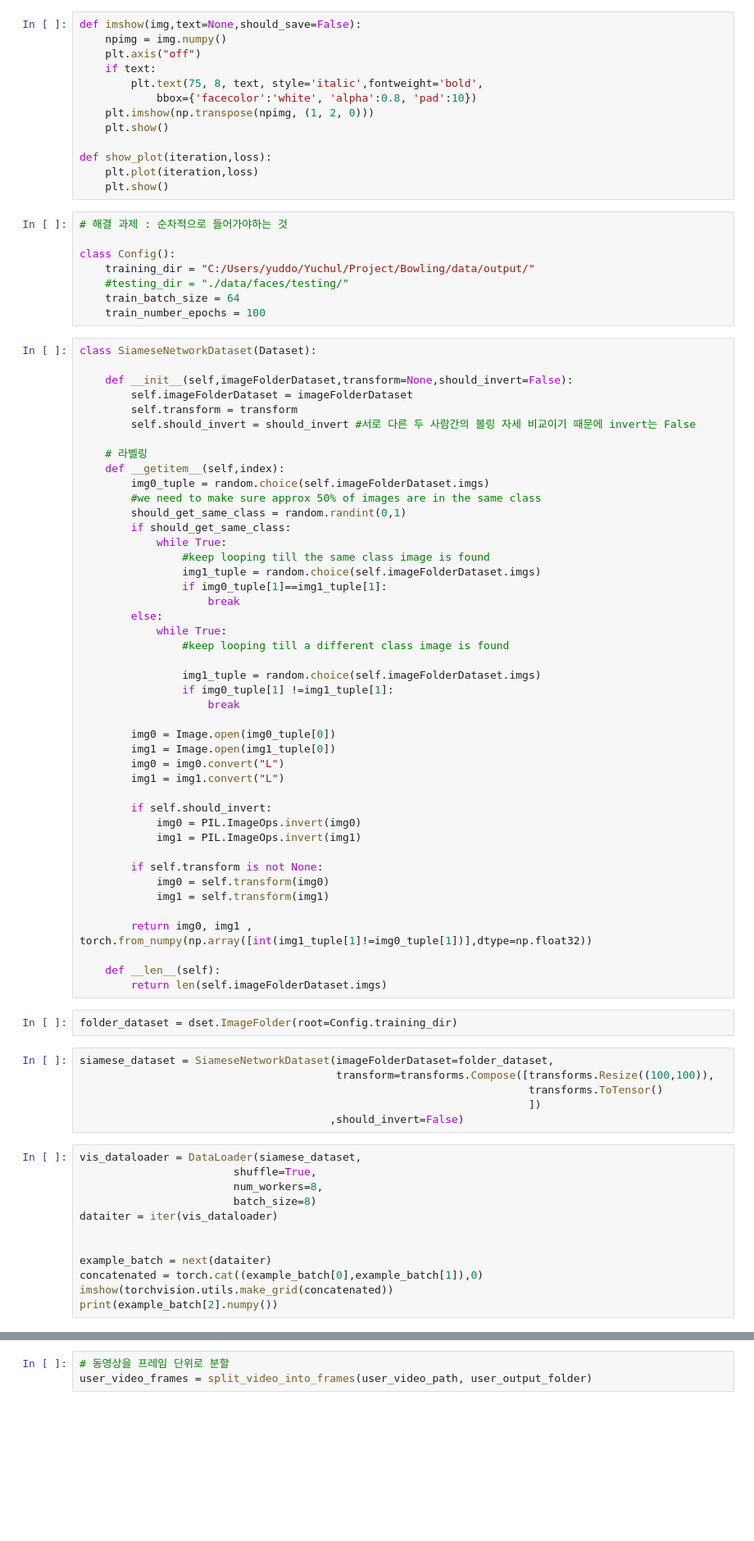
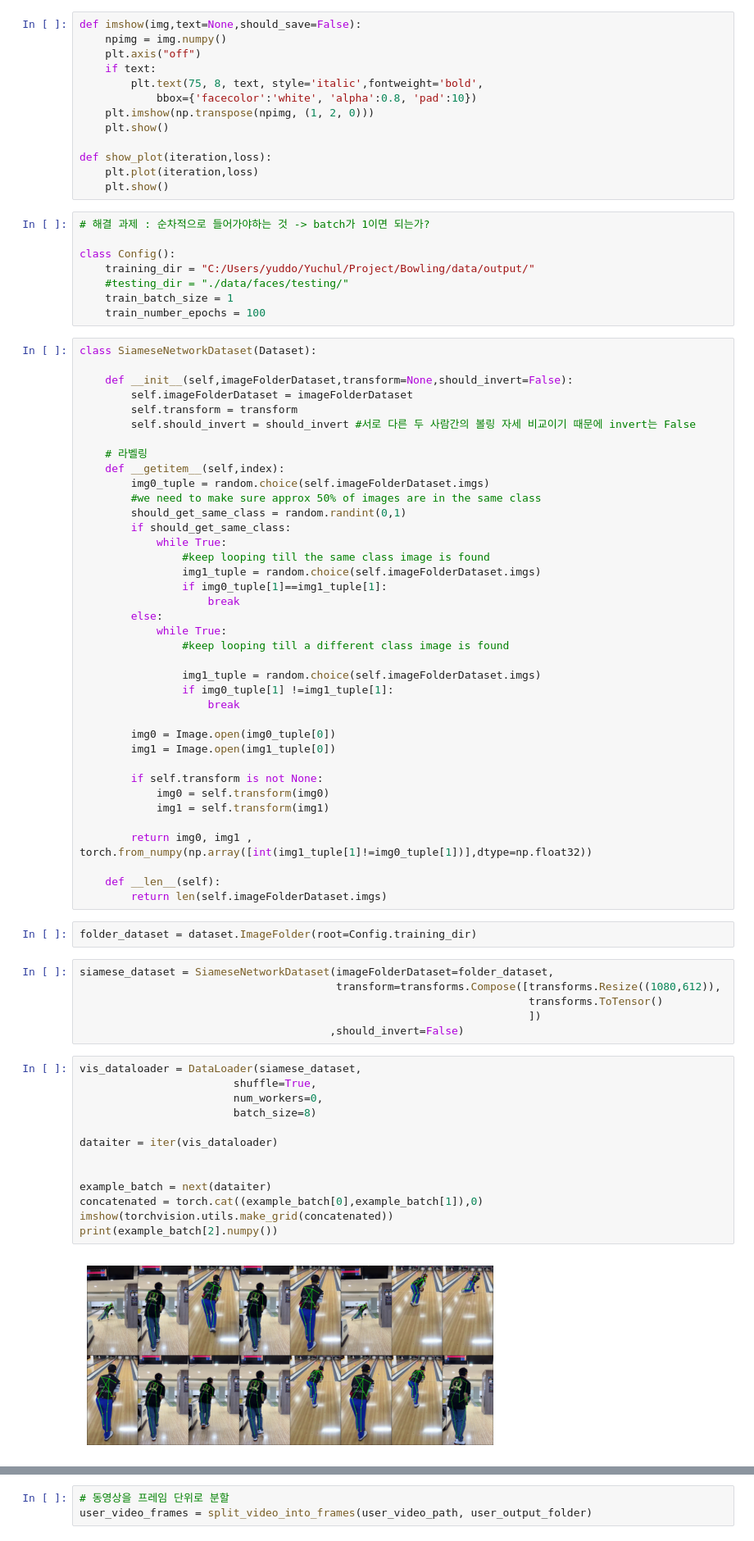
Before and after one commit to yuchulnote/Personal_Project, a Jupyter notebook: 3-1/Bowling_project.ipynb, the cells around one changed output, grey strips where cells are left out. Shown at 82% size. Drawn from its saved outputs; the diff is of its cells as text; blank space fills up the shorter version.

```diff
--- a/3-1/Bowling_project.ipynb
+++ b/3-1/Bowling_project.ipynb
@@ -56,12 +57,12 @@ def show_plot(iteration,loss):
     plt.plot(iteration,loss)
     plt.show()
 # %%
-# 해결 과제 : 순차적으로 들어가야하는 것
+# 해결 과제 : 순차적으로 들어가야하는 것 -> batch가 1이면 되는가?
 
 class Config():
     training_dir = "C:/Users/yuddo/Yuchul/Project/Bowling/data/output/"
     #testing_dir = "./data/faces/testing/"
-    train_batch_size = 64
+    train_batch_size = 1
     train_number_epochs = 100
 # %%
 class SiameseNetworkDataset(Dataset):
@@ -92,12 +93,6 @@ class SiameseNetworkDataset(Dataset):
 
         img0 = Image.open(img0_tuple[0])
         img1 = Image.open(img1_tuple[0])
-        img0 = img0.convert("L")
-        img1 = img1.convert("L")
-
-        if self.should_invert:
-            img0 = PIL.ImageOps.invert(img0)
-            img1 = PIL.ImageOps.invert(img1)
 
         if self.transform is not None:
             img0 = self.transform(img0)
@@ -108,22 +103,25 @@ class SiameseNetworkDataset(Dataset):
     def __len__(self):
         return len(self.imageFolderDataset.imgs)
 # %%
-folder_dataset = dset.ImageFolder(root=Config.training_dir)
+folder_dataset = dataset.ImageFolder(root=Config.training_dir)
 # %%
 siamese_dataset = SiameseNetworkDataset(imageFolderDataset=folder_dataset,
-                                        transform=transforms.Compose([transforms.Resize((100,100)),
+                                        transform=transforms.Compose([transforms.Resize((1080,612)),
                                                                       transforms.ToTensor()
                                                                       ])
                                        ,should_invert=False)
 # %%
 vis_dataloader = DataLoader(siamese_dataset,
                         shuffle=True,
-                        num_workers=8,
+                        num_workers=0,
                         batch_size=8)
+
 dataiter = iter(vis_dataloader)
 
 
 example_batch = next(dataiter)
 concatenated = torch.cat((example_batch[0],example_batch[1]),0)
 imshow(torchvision.utils.make_grid(concatenated))
 print(example_batch[2].numpy())
+# %% [output]
+[figure, added]
```
Also changed, not shown: parts of 3 cells of this notebook, 6 other files.
